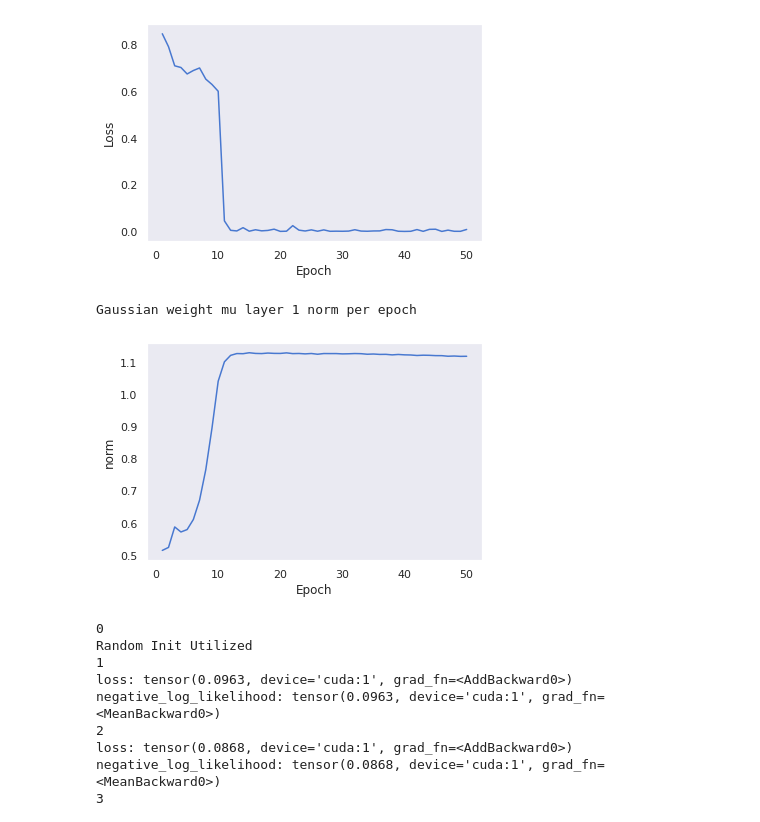
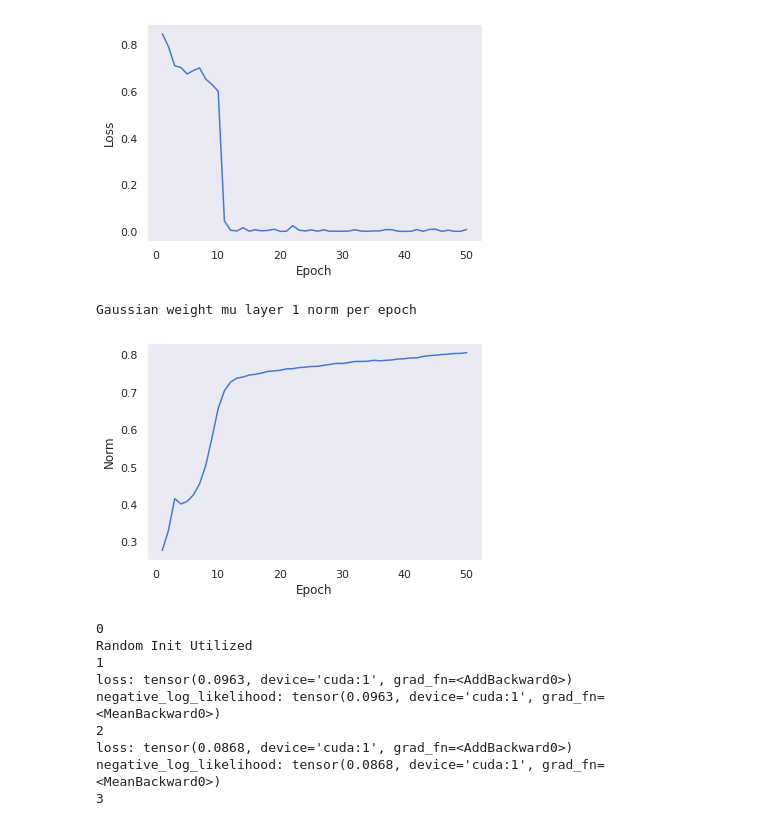
Before and after one commit to LeifMartin/BNN, a Jupyter notebook: Regression.ipynb, the cells around one changed output. Cells and saved outputs as stored; diff of their text form; code cells hidden in the pictures.

```diff
--- a/Regression.ipynb
+++ b/Regression.ipynb
@@ -126,7 +126,11 @@ for i in range(0, 1):
                                     shape = data_shape,CLASSES = 1)
         trtimes.append(train[1].detach().cpu().numpy())
         #print('max:',net4.weight_mu[1].max())
-        norm_w_mu_layer1.append(torch.norm(net5.weight_mu[1]).detach().cpu().numpy())
+        norm = 0
+        for i in net5.weight_mu:
+            norm+=i
+        #norm = norm/len(net5.weight_mu)
+        norm_w_mu_layer1.append(torch.norm(norm).detach().cpu().numpy()/len(net5.weight_mu))
 
     loss, outputs, output = test_ensemble.test_ensemble(net5,dTEST_CARBON,TEST_SAMPLES,TEST_BATCH_SIZE,TEST_BATCH_SIZE,
                                       CLASSES,DEVICE,shape = data_shape,classification = False,plot = True)
@@ -158,8 +162,11 @@ for epoch in range(epochs):
     train = FVMF.train(net5, dTRAIN_CARBON, SAMPLES, optimizer, epoch, i,BATCH_SIZE = 100,
                                 shape = data_shape,CLASSES = 1)
     trtimes.append(train[1].detach().cpu().numpy())
-    norm_w_mu_layer1.append(torch.norm(net5.weight_mu[1]).detach().cpu().numpy())
-    #print('norm:',torch.norm(net4.weight_mu[1]))
+    norm = 0
+    for i in net5.weight_mu:
+        norm+=i
+    #norm = norm/len(net5.weight_mu)
+    norm_w_mu_layer1.append(torch.norm(norm).detach().cpu().numpy()/len(net5.weight_mu))#print('norm:',torch.norm(net4.weight_mu[1]))
 
 loss, outputs, output = test_ensemble.test_ensemble(net5,dTEST_CARBON,TEST_SAMPLES,TEST_BATCH_SIZE,TEST_BATCH_SIZE,
                                   CLASSES,DEVICE,shape = data_shape,classification = False,plot = True)
@@ -190,7 +197,10 @@ for epoch in range(epochs):
                                 shape = data_shape,CLASSES = 1)
     trtimes.append(train[1].detach().cpu().numpy())
     #print('max:',net4.weight_mu[1].max())
-    norm_w_mu_layer1.append(torch.norm(net5.weight_mu[1]).detach().cpu().numpy())
+    norm = 0
+    for i in net5.weight_mu:
+        norm+=i
+    norm_w_mu_layer1.append(torch.norm(norm).detach().cpu().numpy()/len(net5.weight_mu))
 
 loss, outputs, output = test_ensemble.test_ensemble(net5,dTEST_CARBON,TEST_SAMPLES,TEST_BATCH_SIZE,TEST_BATCH_SIZE,
                                   CLASSES,DEVICE,shape = data_shape,classification = False,plot = True)
@@ -229,16 +239,16 @@ Gaussian loss curve, 50 epoch regression
 # %%
 x = []
 for i in range(50):
     x.append(i+1)
 print('Gaussian weight mu layer 1 norm per epoch')
 plt.xlabel('Epoch')
-plt.ylabel('norm')
+plt.ylabel('Norm')
 plt.plot(x,norm_w_mu_layer1)
-plt.savefig('Plots/Gaussian_norm_50_epoch_regression.png')
+plt.savefig('Plots/Gaussian_norm_50_epoch_regression.png', dpi=250)
 plt.show()
 # %% [output]
 Gaussian weight mu layer 1 norm per epoch
-[figure, old version]
+[figure, new version]
 # %%
 norm_w_mu_layer1 = []
 trtimes  = []
```
Also changed, not shown: parts of 9 cells of this notebook.
